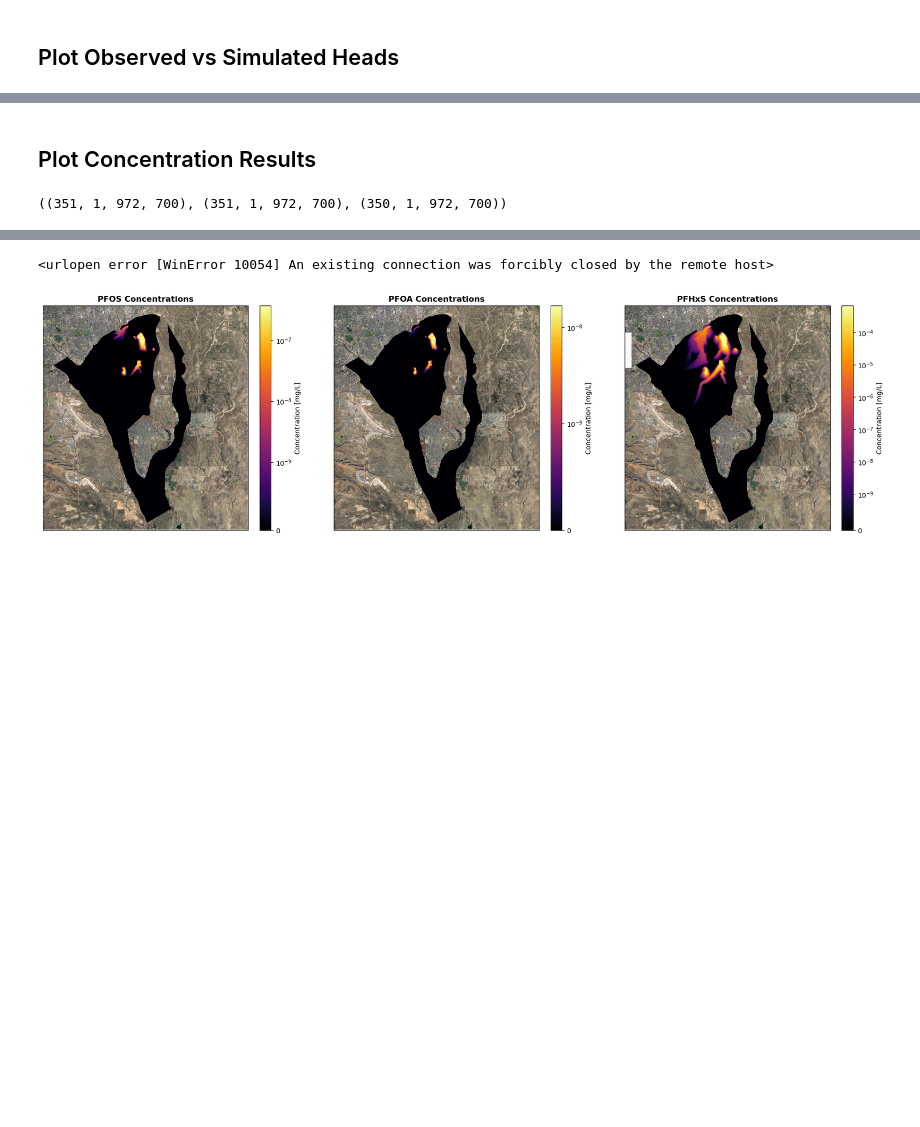
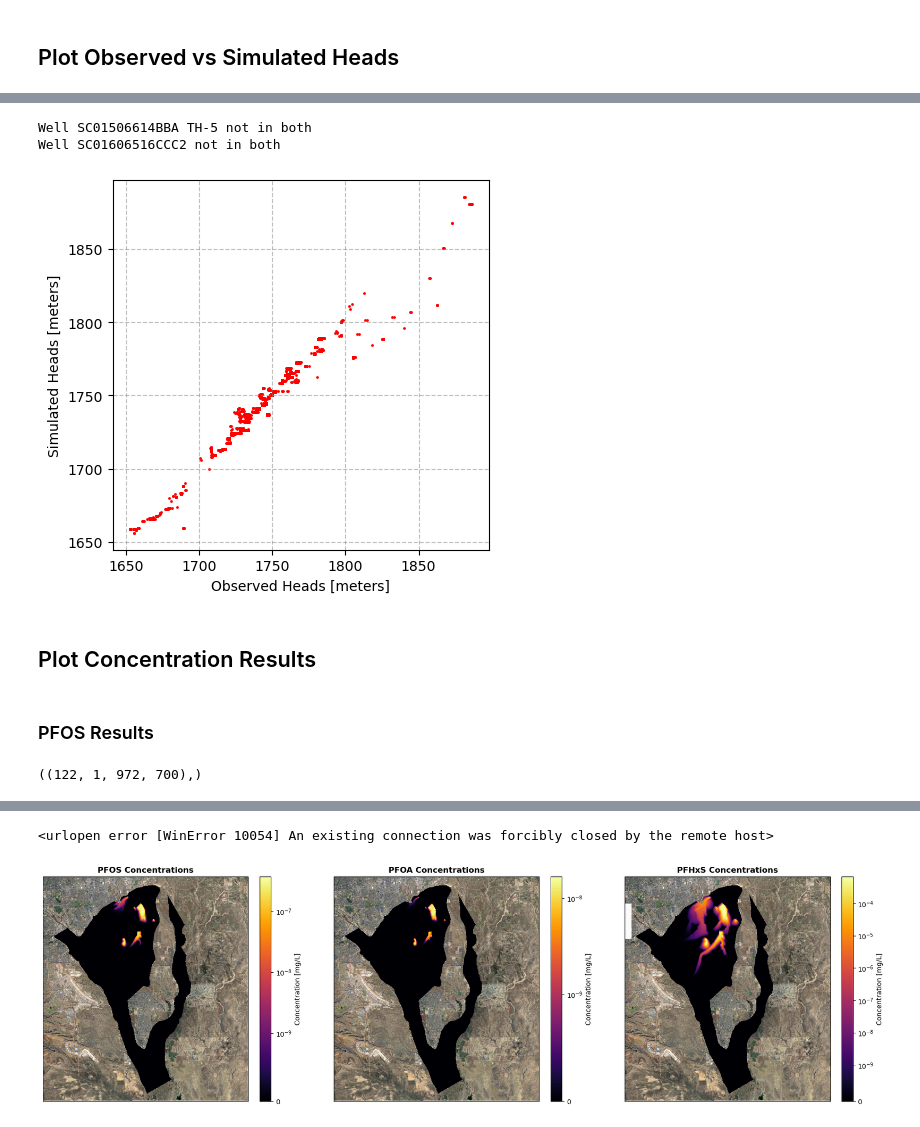
Before and after one commit to jackplogan33/peterson-modflow, a Jupyter notebook: notebooks/04-model-vidualization.ipynb, the cells around one changed output, grey strips where cells are left out. Drawn from its saved outputs; the diff is of its cells as text; code cells hidden in the pictures; blank space fills up the shorter version.

Commit message:
1/22 solute fix, remove weird well

```diff
--- a/notebooks/04-model-vidualization.ipynb
+++ b/notebooks/04-model-vidualization.ipynb
@@ -111,16 +114,13 @@ plt.show()
 ## Plot Observed vs Simulated Heads
 # %%
 # Read in simulated observations to a dataframe
-obs_out = flopy.utils.observationfile.Mf6Obs('../input-files/head_obs.csv', isBinary=False)
+obs_out = flopy.utils.observationfile.Mf6Obs('../output-files/head_obs.csv', isBinary=False)
 sim_df = obs_out.get_dataframe()
 # %%
 # Set time index
 sim_df.set_index('totim', inplace=True)
 sim_df.head()
 
-# Identify and rename columns in sim_df based on the naming pattern
-sim_df.columns = [col.split('_')[1] if len(col.split('_')) > 2 else col.split('_')[1] for col in sim_df.columns]
-
 # Remove duplicate columns by keeping the first occurrence
 sim_df = sim_df.loc[:, ~sim_df.columns.duplicated()]
 sim_df.head()
@@ -146,0 +136,3 @@ obs_df.head()
+# %%
+obs_df = pd.read_csv('../input-files/data-files/flow-observed-heads.csv', index_col='time')
+obs_df.head()
@@ -154,15 +155,25 @@ obs_df_aligned = obs_df.loc[common_index]
 # %%
 fig, ax = plt.subplots()
 
 for col in sim_df.columns:
-    ax.scatter(obs_df_aligned[col], sim_df_aligned[col], color='r')
+    if (col != 'SC01506614BBA TH-5') & (col != 'SC01606516CCC2'):
+        ax.scatter(obs_df_aligned[col], sim_df_aligned[col], color='r', s=1)
 
-ax.set_xlabel('Observed Heads')
-ax.set_ylabel('Simulated Heads')
+    else:
+        print(f"Well {col} not in both")
+
+ax.set_xlabel('Observed Heads [meters]')
+ax.set_ylabel('Simulated Heads [meters]')
 ax.set_aspect('equal')
 ax.grid(ls='--', color='gray', alpha=0.5)
+# %% [output]
+Well SC01506614BBA TH-5 not in both
+Well SC01606516CCC2 not in both
+[figure, added]
 # %% [markdown]
 ## Plot Concentration Results
+# %% [markdown]
+### PFOS Results
 # %%
 # Get solute concentrations
 PFOS = gwt_pfos.output.concentration().get_alldata()
@@ -171,4 +182,4 @@ PFHxS = gwt_pfhxs.output.concentration().get_alldata()
 # %%
-PFOS.shape, PFOA.shape, PFHxS.shape
+PFOS.shape,# PFOA.shape, PFHxS.shape
 # %% [output]
-((351, 1, 972, 700), (351, 1, 972, 700), (350, 1, 972, 700))
+((122, 1, 972, 700),)
```
Also changed, not shown: parts of 16 cells of this notebook, 8 other files.
